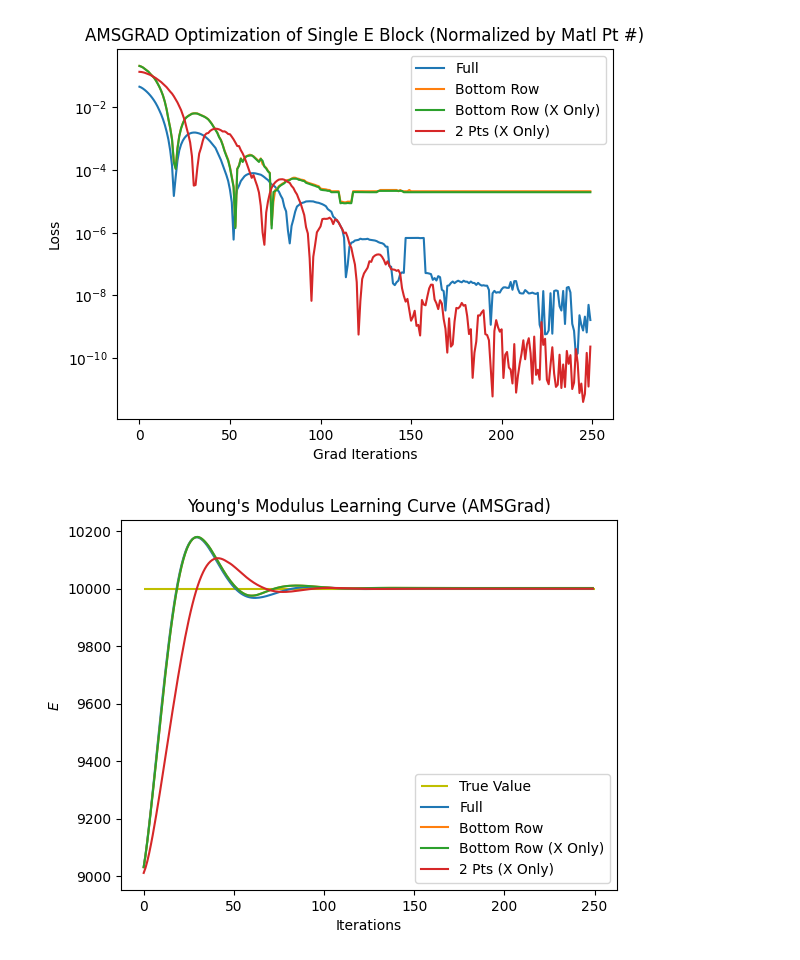
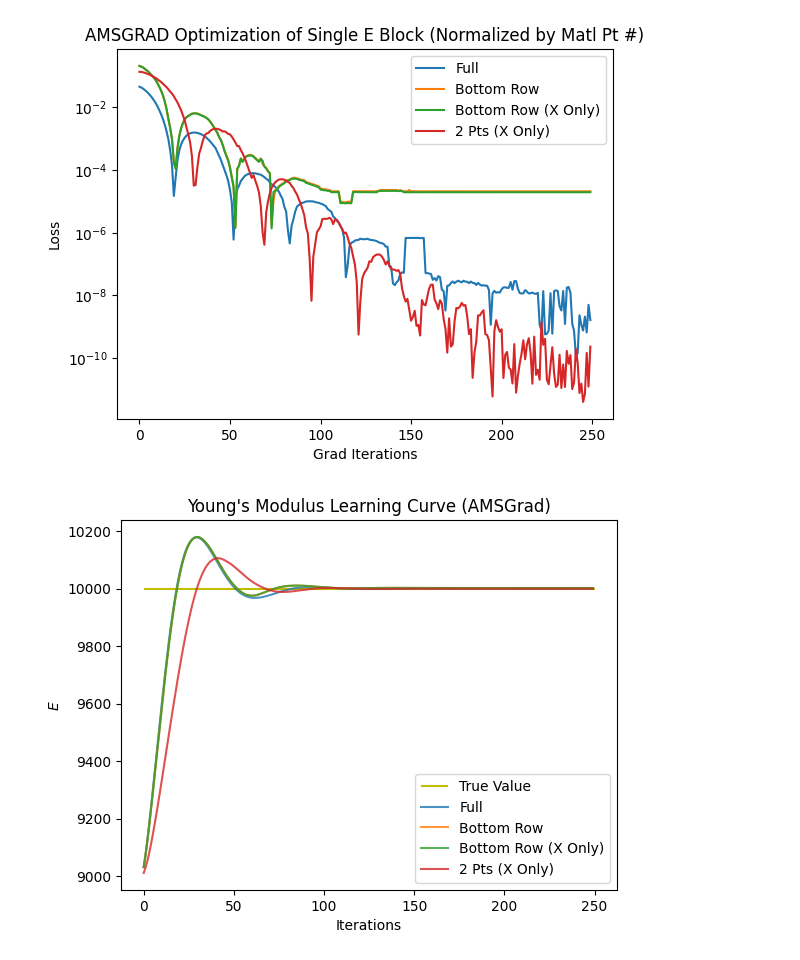
Before and after one commit to geoelements-dev/diffmpm_bridge, a Jupyter notebook: examples/2d_rolling_enlarge/results.ipynb, the cells around one changed output. Cells and saved outputs as stored; diff of their text form; code cells hidden in the pictures.

```diff
--- a/examples/2d_rolling_enlarge/results.ipynb
+++ b/examples/2d_rolling_enlarge/results.ipynb
@@ -43,40 +43,40 @@ plt.plot(np.array(result_2_x_grad['losses']) * 40 * 40 , label='2 Pts (X Only)')
 plt.yscale('log')
 plt.legend()
 plt.show()
 
 plt.title("Young's Modulus Learning Curve (AMSGrad)")
 plt.ylabel("$E$")
 plt.xlabel("Iterations")
 plt.hlines(1e4, 0, 250, color='y', label='True Value')
-plt.plot(result_full_grad['es'], label='Full')
-plt.plot(result_bot_grad['es'], label='Bottom Row')
-plt.plot(result_bot_x_grad['es'], label='Bottom Row (X Only)')
-plt.plot(result_2_x_grad['es'], label='2 Pts (X Only)')
+plt.plot(result_full_grad['es'], label='Full', alpha=0.8)
+plt.plot(result_bot_grad['es'], label='Bottom Row', alpha=0.8)
+plt.plot(result_bot_x_grad['es'], label='Bottom Row (X Only)', alpha=0.8)
+plt.plot(result_2_x_grad['es'], label='2 Pts (X Only)', alpha=0.8)
 plt.legend()
 plt.show()
 
 plt.title("LBFGS-B Optimization of Single E Block (Normalized by Matl Pt #)")
 plt.ylabel("Loss")
 plt.xlabel("Grad Iterations")
 plt.plot(result_full_lbfgs['losses'], label='Full')
 plt.plot(np.array(result_bot_lbfgs['losses']) * 40, label='Bottom Row')
 plt.plot(np.array(result_bot_x_lbfgs['losses']) * 40, label='Bottom Row (X Only)')
 plt.plot(np.array(result_2_x_lbfgs['losses']) * 40 * 40 , label='2 Pts (X Only)')
 plt.yscale('log')
 plt.legend()
 plt.show()
 
 plt.title("Young's Modulus Learning Curve (LBFGS-B)")
 plt.ylabel("$E$")
 plt.xlabel("Iterations")
 plt.hlines(1e4, 0, 9, color='y', label='True Value')
-plt.plot(result_full_lbfgs['es'], label='Full')
-plt.plot(result_bot_lbfgs['es'], label='Bottom Row')
-plt.plot(result_bot_x_lbfgs['es'], label='Bottom Row (X Only)')
-plt.plot(result_2_x_lbfgs['es'], label='2 Pts (X Only)')
+plt.plot(result_full_lbfgs['es'], label='Full', alpha=0.8)
+plt.plot(result_bot_lbfgs['es'], label='Bottom Row', alpha=0.8)
+plt.plot(result_bot_x_lbfgs['es'], label='Bottom Row (X Only)', alpha=0.8)
+plt.plot(result_2_x_lbfgs['es'], label='2 Pts (X Only)', alpha=0.8)
 plt.legend()
 plt.show()
 # %% [output]
 [figure]
-[figure, old version]
+[figure, new version]
 [figure]
```
Also changed, not shown: parts of 1 cell of this notebook, 4 other files.
